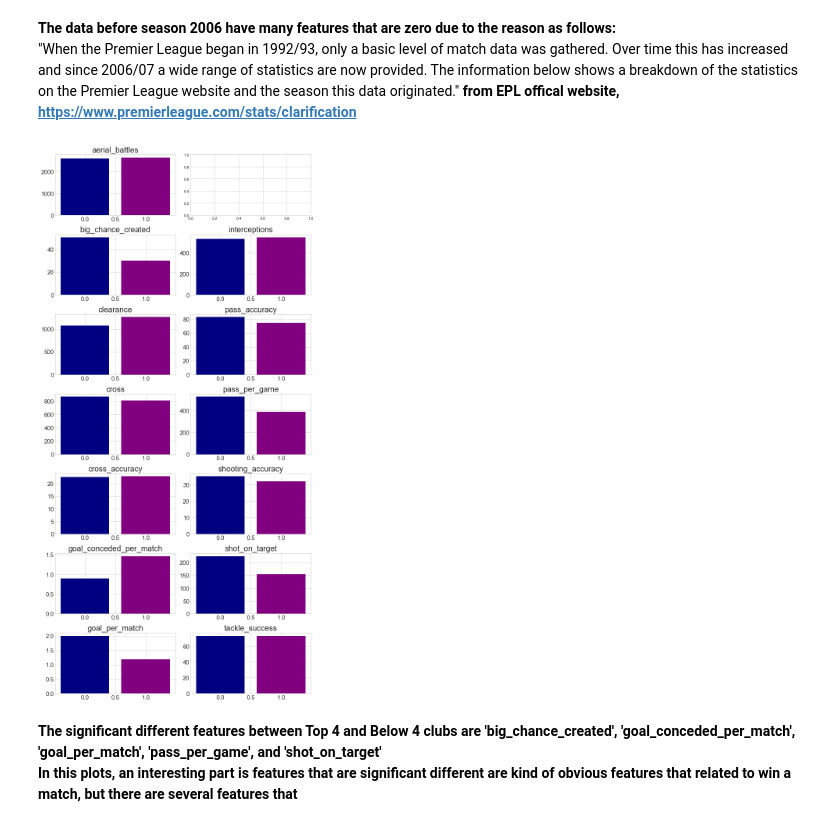
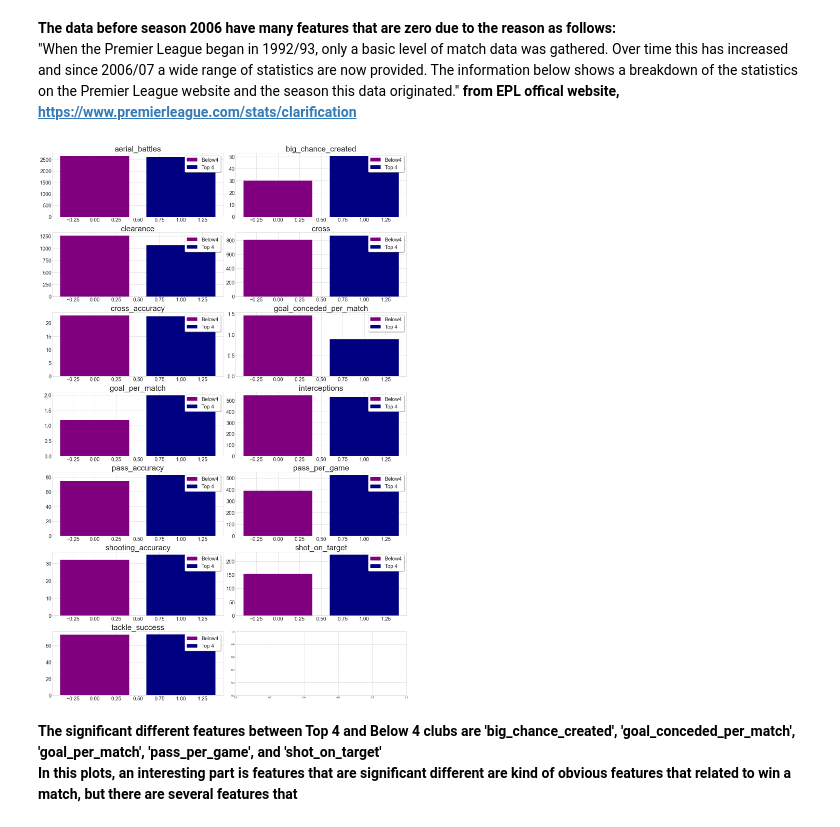
Before and after one commit to hyunilyoo/epl-prediction, a Jupyter notebook: Top4_Prediction.ipynb, the cells around one changed output. Drawn from its saved outputs; the diff is of its cells as text; code cells hidden in the pictures.

Commit message:
check plot size

```diff
--- a/Top4_Prediction.ipynb
+++ b/Top4_Prediction.ipynb
@@ -286,6 +286,7 @@ def e_barplot(df1, df2, lists, **kwargs):
             plt.tight_layout()
             if plot_features['save'] == True:
                 plt.savefig(plot_features['figname'] + '.jpg')
+
     elif plot_features['func'] == 'average' and plot_features['vis_col'] > 1:
         r = plot_features['vis_row']
         c = plot_features['vis_col']
@@ -295,12 +296,10 @@ def e_barplot(df1, df2, lists, **kwargs):
         c_uniq = list(np.arange(c))
 
         r_idx = []
-        c_idx = []
+        c_idx = c_uniq * r
 
         for num in r_uniq:
             r_idx += num * c
-        for num in c_uniq:
-            c_idx += num * r
 
         f, axes = plt.subplots(r, c, figsize = (plot_features['w'], plot_features['h']))
 
@@ -309,14 +308,14 @@ def e_barplot(df1, df2, lists, **kwargs):
                                          color='purple', label=plot_features['n_labels'][0])
             axes[r_idx[i], c_idx[i]].bar(1, np.average(df2[lists[i]]),
                                          color='navy', label=plot_features['n_labels'][1])
-            axes[r_idx[i], c_idx[i]].legend(fontsize = plot_features['l_fsize'])
-            axes[r_idx[i], c_idx[i]].set_xticks(np.arange(plot_features['x_range'][0], plot_features['x_range'][1],
-                                                          plot_features['interval']))
+            axes[r_idx[i], c_idx[i]].legend(loc='upper right', fontsize = plot_features['l_fsize'],
+                                            frameon=True, shadow=True)
             axes[r_idx[i], c_idx[i]].set_title(lists[i], fontsize = plot_features['t_fsize'])
             axes[r_idx[i], c_idx[i]].tick_params(labelsize=plot_features['label_size'])
             plt.tight_layout()
             if plot_features['save'] == True:
                 plt.savefig(plot_features['figname'] + '.jpg')
+
     else:
         r = plot_features['vis_row']
         c = plot_features['vis_col']
@@ -326,12 +325,10 @@ def e_barplot(df1, df2, lists, **kwargs):
         c_uniq = list(np.arange(c))
 
         r_idx = []
-        c_idx = []
+        c_idx = c_uniq * r
 
         for num in r_uniq:
             r_idx += num * c
-        for num in c_uniq:
-            c_idx += num * r
 
         f, axes = plt.subplots(r, c, figsize = (plot_features['w'], plot_features['h']))
 
@@ -424,32 +421,11 @@ features = ['aerial_battles', 'big_chance_created', 'clearance', 'cross', 'cross
 top4_feat = top4[top4['season'] > datetime.date(2006,1,1)]
 below4_feat = below4[below4['season'] > datetime.date(2006,1,1)]
 # %%
-e_barplot(below4_feat, top4_feat, features, w=10, h=20,
-         t_fsize=20, label_size=20, n_labels= ['Below4', 'Top 4'],
+e_barplot(below4_feat, top4_feat, features, w=20, h=30, save=True, figname='feature',
+         t_fsize=30, l_fsize=20, label_size=20, n_labels= ['Below4', 'Top 4'],
          func='average', vis_col=2, vis_row=7)
+# %% [output]
+[figure, added]
-# %%
-f, axs = plt.subplots(7, 2, figsize=(10,20))
-
-for i in range(len(features)):
-    if i <= 6:
-        axs[i, 0].bar(0, np.average(top4[top4['season'] > datetime.date(2006,1,1)][features[i]]),
-                      color='navy',label='Top 4')
-        axs[i, 0].bar(1, np.average(below4[below4['season'] > datetime.date(2006,1,1)][features[i]]),
-                      color='purple',label='Below 4')
-        axs[i, 0].set_title(features[i], fontsize=20)
-        axs[i, 0].tick_params(labelsize=15)
-        plt.tight_layout()
-    else:
-        axs[i-6, 1].bar(0, np.average(top4[top4['season'] > datetime.date(2006,1,1)][features[i]]),
-                        color='navy', label='Top 4')
-        axs[i-6, 1].bar(1, np.average(below4[below4['season'] > datetime.date(2006,1,1)][features[i]]),
-                        color='purple',label='Below 4')
-        axs[i-6, 1].set_title(features[i], fontsize=20)
-        axs[i-6, 1].tick_params(labelsize=15)
-        plt.tight_layout()
-plt.savefig('factors.jpg')
-# %% [output]
-[figure, removed]
 # %% [markdown]
 **The significant different features between Top 4 and Below 4 clubs are 'big_chance_created', 'goal_conceded_per_match', 'goal_per_match', 'pass_per_game', and 'shot_on_target'**
 **In this plots, an interesting part is features that are significant different are kind of obvious features that related to win a match, but there are several features that**
```
Also changed, not shown: parts of 2 cells of this notebook, 7 other files.
